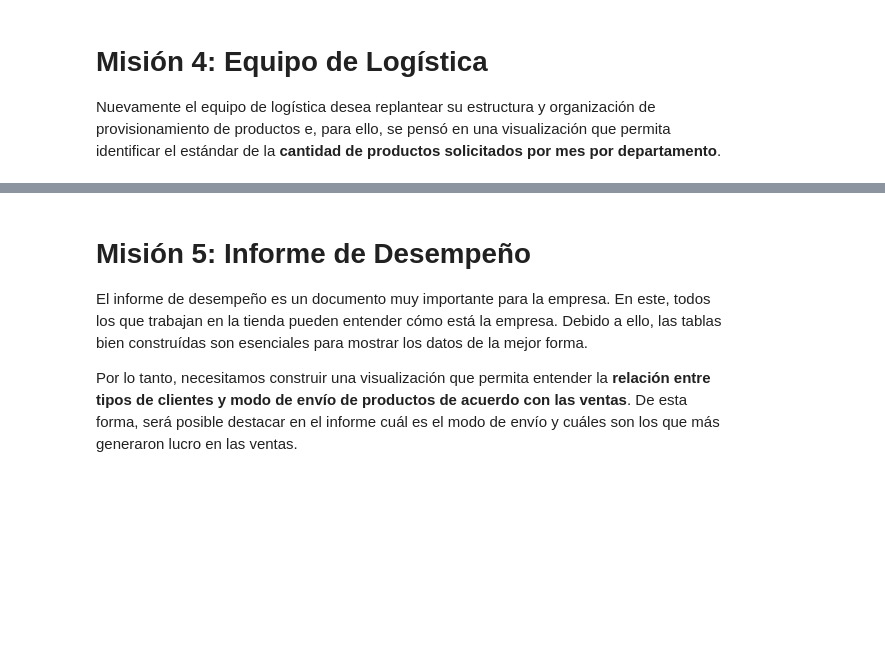
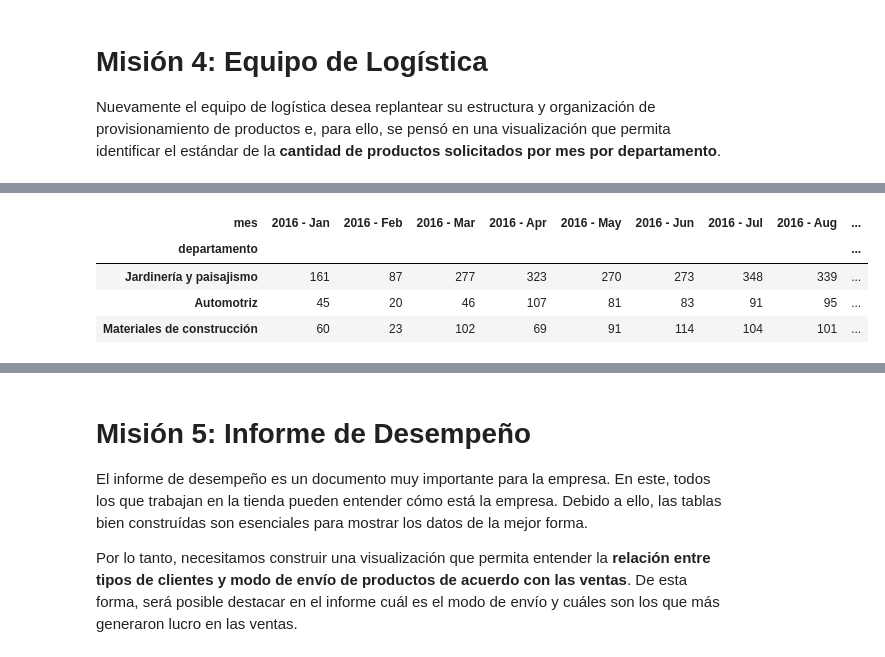
Before and after one commit to LordAguaKate/Pandas, a Jupyter notebook: Estilizacion_de_tablas.ipynb, the cells around one changed output, grey strips where cells are left out. Drawn from its saved outputs; the diff is of its cells as text; code cells hidden in the pictures; blank space fills up the shorter version.

```diff
--- a/Estilizacion_de_tablas.ipynb
+++ b/Estilizacion_de_tablas.ipynb
@@ -440,0 +477,16 @@ Nuevamente el equipo de logística desea replantear su estructura y organizació
+# %%
+pd.set_option('display.max_columns', None)
+# %%
+ventas_mensuales = meses.pivot_table(index=meses.departamento,
+                                     columns='mes',
+                                     values='cantidad',
+                                     aggfunc='sum',
+                                     sort=False
+                                     )
+ventas_mensuales
+# %% [output]
+| mes | 2016 - Jan | 2016 - Feb | 2016 - Mar | 2016 - Apr | 2016 - May | 2016 - Jun | 2016 - Jul | 2016 - Aug | ... |
+| departamento |  |  |  |  |  |  |  |  | ... |
+| Jardinería y paisajismo | 161 | 87 | 277 | 323 | 270 | 273 | 348 | 339 | ... |
+| Automotriz | 45 | 20 | 46 | 107 | 81 | 83 | 91 | 95 | ... |
+| Materiales de construcción | 60 | 23 | 102 | 69 | 91 | 114 | 104 | 101 | ... |
```
Also changed, not shown: parts of 5 cells of this notebook.
